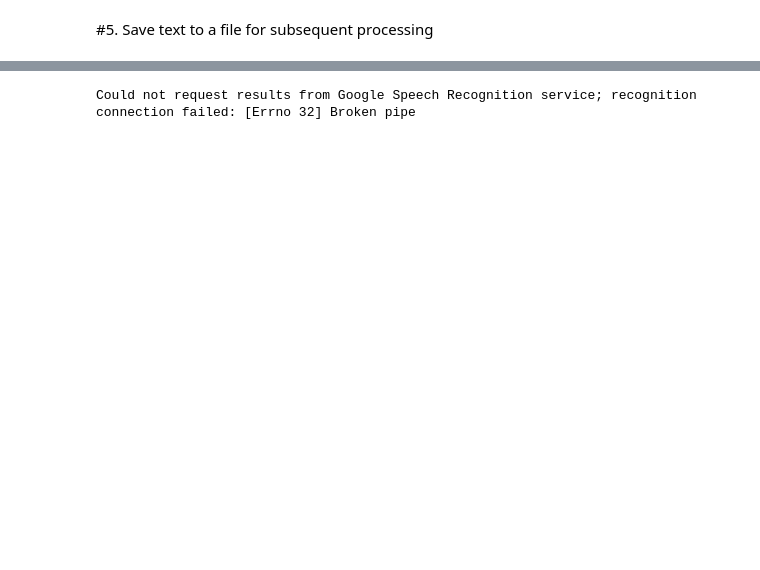
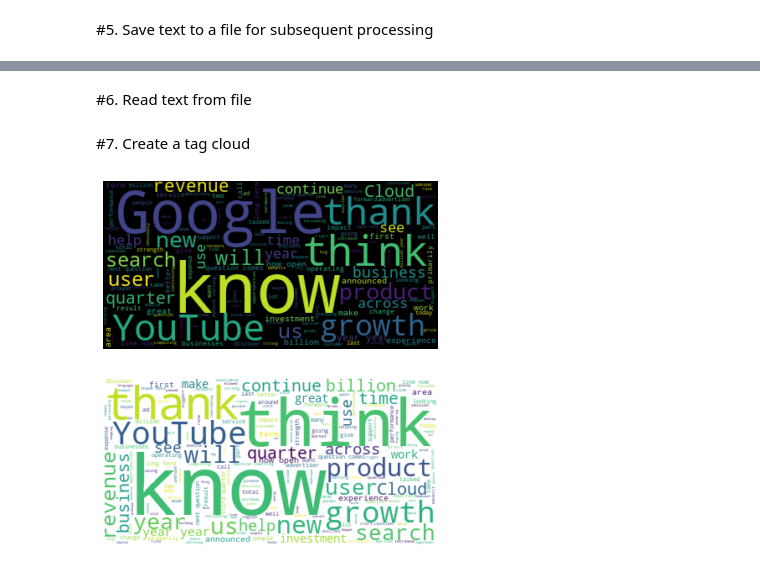
Before and after one commit to moshekranc-git/pythonplayground, a Jupyter notebook: SpeechRecognition1.ipynb, the cells around one changed output, grey strips where cells are left out. Drawn from its saved outputs; the diff is of its cells as text; code cells hidden in the pictures; blank space fills up the shorter version.

```diff
--- a/SpeechRecognition1.ipynb
+++ b/SpeechRecognition1.ipynb
@@ -243,6 +238,0 @@ b'\n    <!DOCTYPE html><html lang="en" data-cast-api-enabled="true"><head><style
-# %%
-f = open("Alphabet 2019 Q3 Earnings Call.mp4", "rb")
-file = mp4_to_wav_mem(f)
-speech_to_text(file)
-# %% [output]
-Could not request results from Google Speech Recognition service; recognition connection failed: [Errno 32] Broken pipe
@@ -291,0 +239,42 @@ def sample_long_running_recognize(storage_uri):
+# %% [markdown]
+#6. Read text from file
+# %%
+text_file = open("speech.txt", "r")
+text = text_file.read();
+text_file.close();
+# %% [markdown]
+#7. Create a tag cloud
+# %%
+import numpy as np
+import pandas as pd
+from os import path
+from PIL import Image
+from wordcloud import WordCloud, STOPWORDS, ImageColorGenerator
+
+import matplotlib.pyplot as plt
+% matplotlib inline
+
+# Create and generate a word cloud image:
+wordcloud = WordCloud().generate(text)
+# Display the generated image:
+plt.imshow(wordcloud, interpolation='bilinear')
+plt.axis("off")
+plt.show()
+
+
+#Alternate display
+
+# Create stopword list:
+stopwords = set(STOPWORDS)
+stopwords.update(["Alphabet", "Google"])
+
+wordcloud = WordCloud(stopwords=stopwords, background_color="white").generate(text)
+
+# Display the generated image:
+# the matplotlib way:
+plt.imshow(wordcloud, interpolation='bilinear')
+plt.axis("off")
+plt.show()
+# %% [output]
+[figure, added]
+[figure, added]
```
Also changed, not shown: parts of 31 cells of this notebook.
